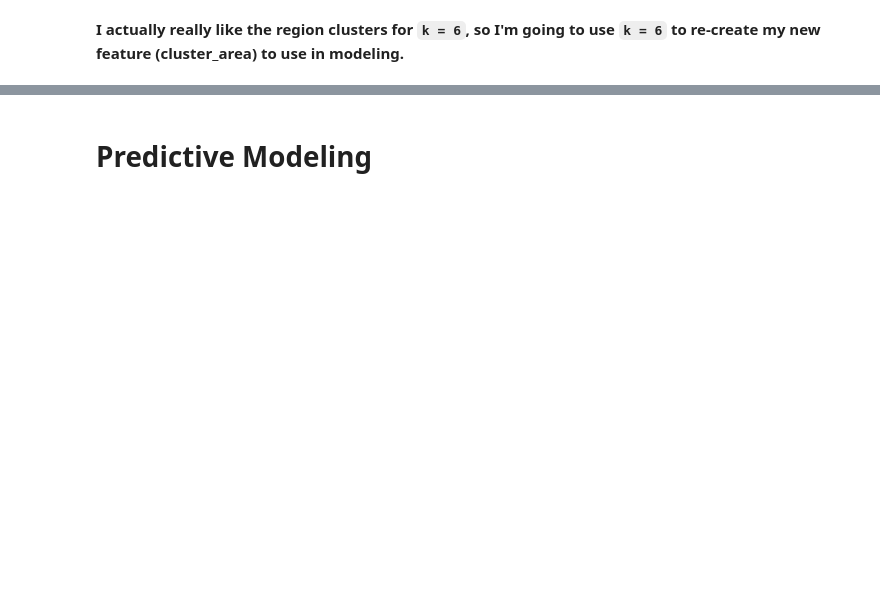
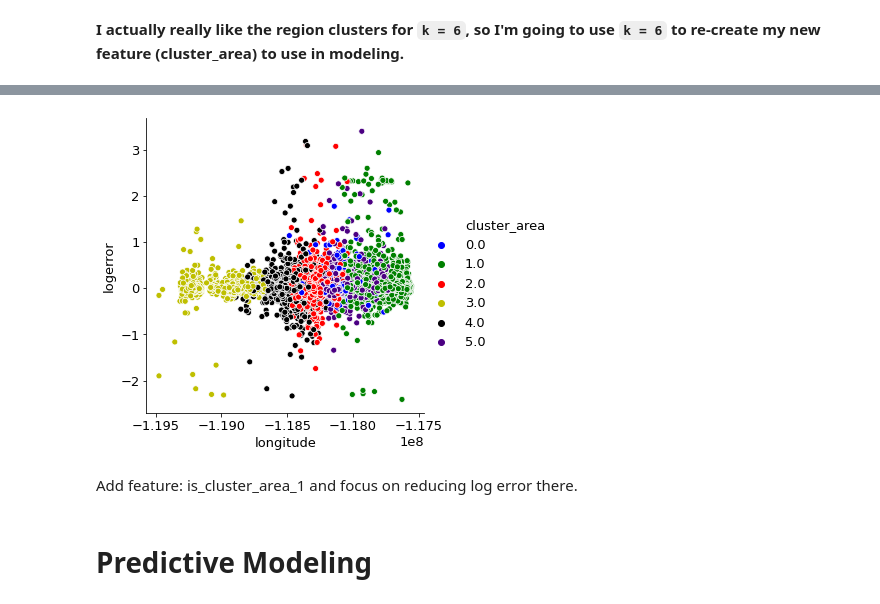
Before and after one commit to KwameTaylor/kwames-zillow-zestimates-error-control, a Jupyter notebook: kwames-zillow-zestimates-error-control.ipynb, the cells around one changed output, grey strips where cells are left out. Saved outputs shown, nothing was run; the diff lists cells and outputs as text; code cells hidden in the pictures; blank space fills up the shorter version.

```diff
--- a/kwames-zillow-zestimates-error-control.ipynb
+++ b/kwames-zillow-zestimates-error-control.ipynb
@@ -401,3 +413,15 @@ plt.show()
+# %%
+df = pd.DataFrame(data=train)
+df["cluster_area"] = df["cluster_area"].astype(str)
+
+sns.relplot(x='longitude', y='logerror', hue='cluster_area', data=df,
+            palette=["b", "g", "r", "y", "k", "indigo"])
+
+plt.show()
+# %% [output]
+[figure, added]
+# %% [markdown]
+Add feature: is_cluster_area_1 and focus on reducing log error there.
 # %% [markdown]
 # Predictive Modeling
 # %%
```
Also changed, not shown: parts of 27 cells of this notebook.
